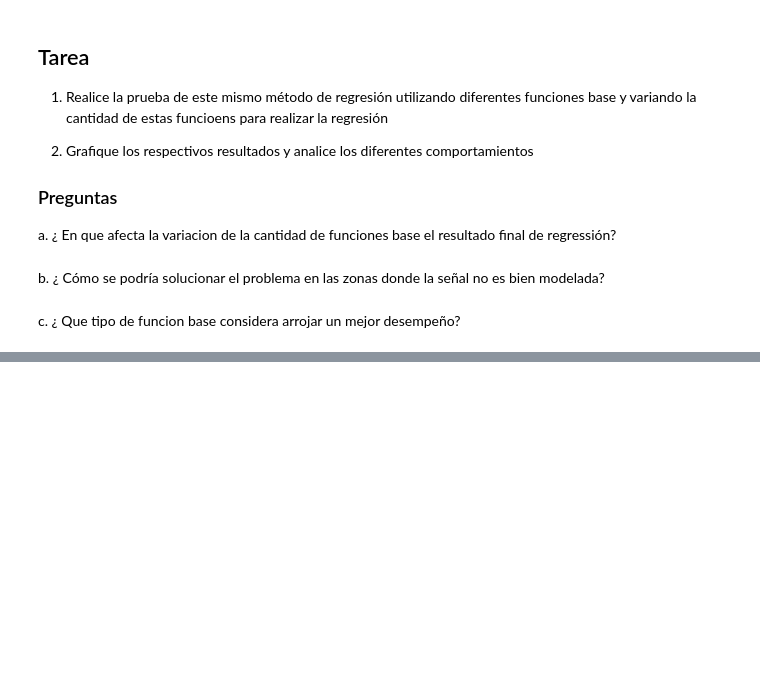
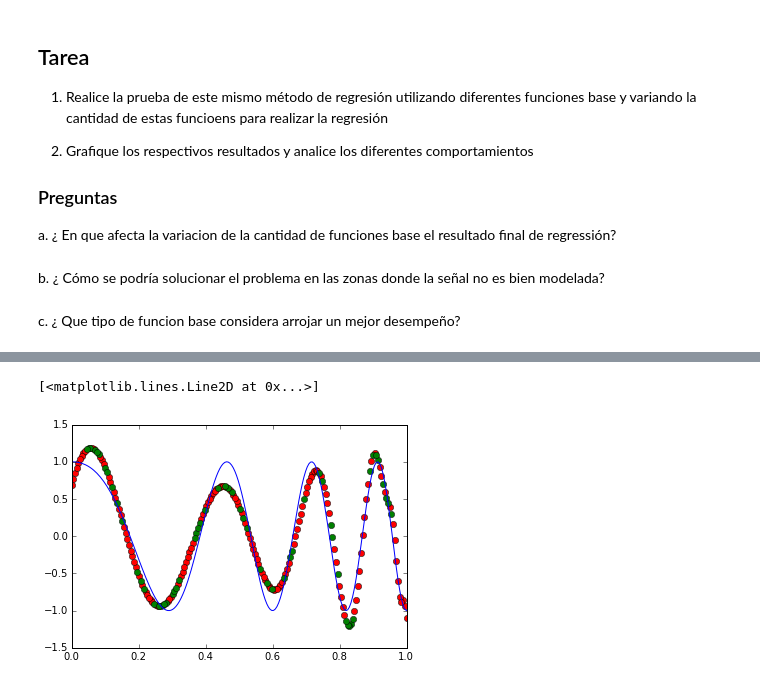
Before and after one commit to JjVera96/Machine-Learning, a Jupyter notebook: LAB1_LeastSquareReg/LAB1_LeastSquareReg.ipynb, the cells around one changed output, grey strips where cells are left out. Cells and saved outputs as stored; diff of their text form; code cells hidden in the pictures; blank space fills up the shorter version.

```diff
--- a/LAB1_LeastSquareReg/LAB1_LeastSquareReg.ipynb
+++ b/LAB1_LeastSquareReg/LAB1_LeastSquareReg.ipynb
@@ -134,0 +191,35 @@ c. ¿ Que tipo de funcion base considera arrojar un mejor desempeño?
+# %%
+def LSReg(X,t,basisFNC,NbF,lambdaI):
+    Ndata,D = X.shape
+    I = np.eye(NbF+1)
+    #print Ndata,D
+    yEst = np.zeros((Ndata,1))
+    # Calculo de la matriz PHI de funciones base
+    PHI = np.zeros((Ndata,NbF+1))
+    PHI[:,0] = 1
+    for n in range(0,Ndata):
+        #print X[n]
+        for i in range(1,NbF+1):
+            if basisFNC == 'pol':
+                PHI[n][i] = X[n]**(i)
+# Luego se estima el mejor W que maximiza la verosimilitud utilizando minimos cuadrados
+    PHIT = PHI.T
+    w_ml = np.linalg.inv(lambdaI*I+PHIT.dot(PHI)).dot(PHIT.dot(t))
+    yEst = PHI.dot(w_ml)
+    #print w_ml
+    return PHI,w_ml,yEst
+# %%
+
+lambdaI = math.exp(-18.0)
+#lambdaI = 0.
+# -entrenar el modelo
+PHITr,w_MLReg,yEstimadoTr = LSReg(xTr,tTr,'pol',150,lambdaI)
+# Calcular PHITe
+PHITe,w_MLRegte,yEstimadoTe = LSReg(xTe,tTe,'pol',150,lambdaI)
+yEstimadoTe = PHITe.dot(w_MLReg)
+plt.plot(xTr,yEstimadoTr,'or')
+plt.plot(xTe,yEstimadoTe,'og')
+plt.plot(x,y)
+# %% [output]
+[<matplotlib.lines.Line2D at 0x...>]
+[figure, added]
```
Also changed, not shown: parts of 16 cells of this notebook, 1 other file.
